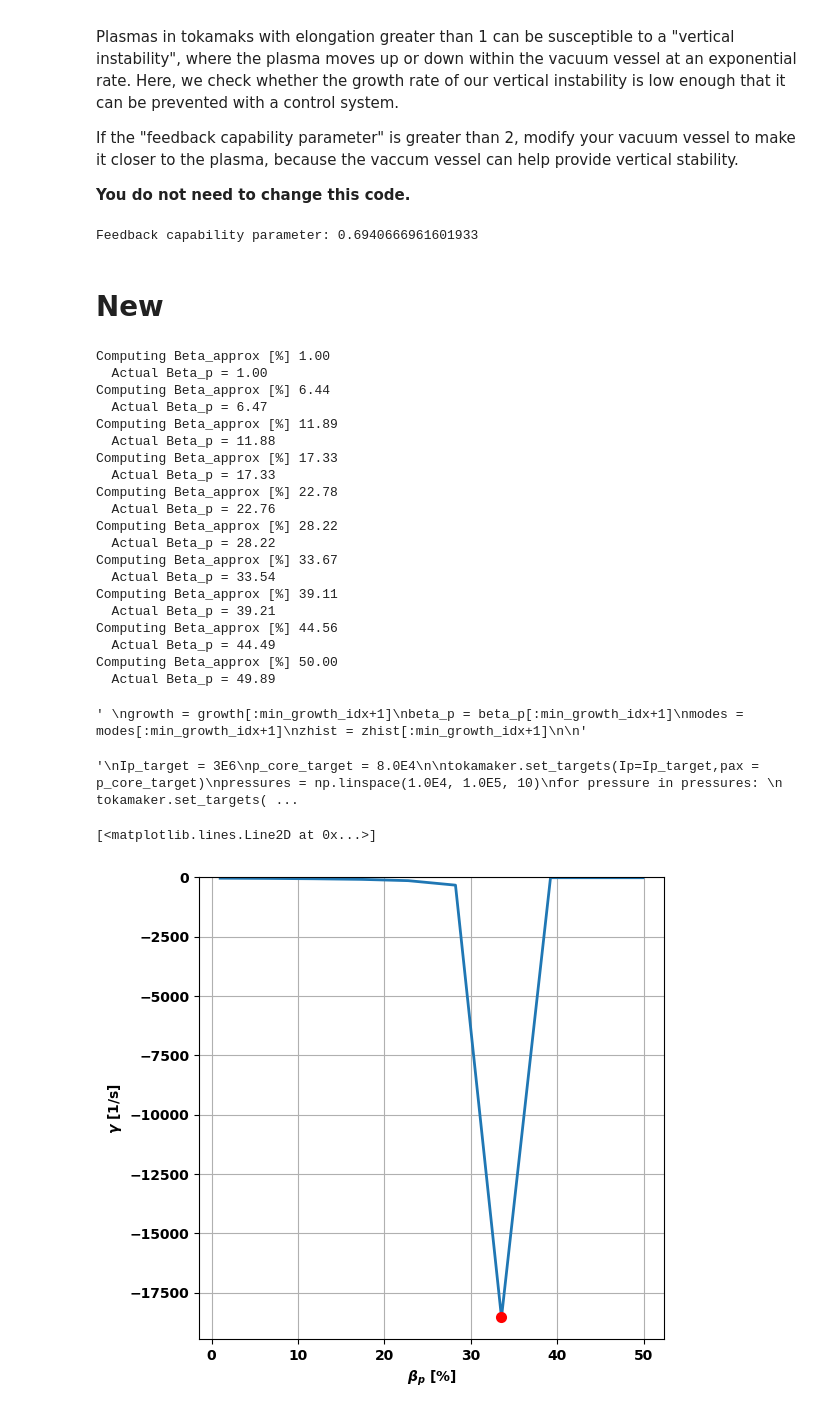
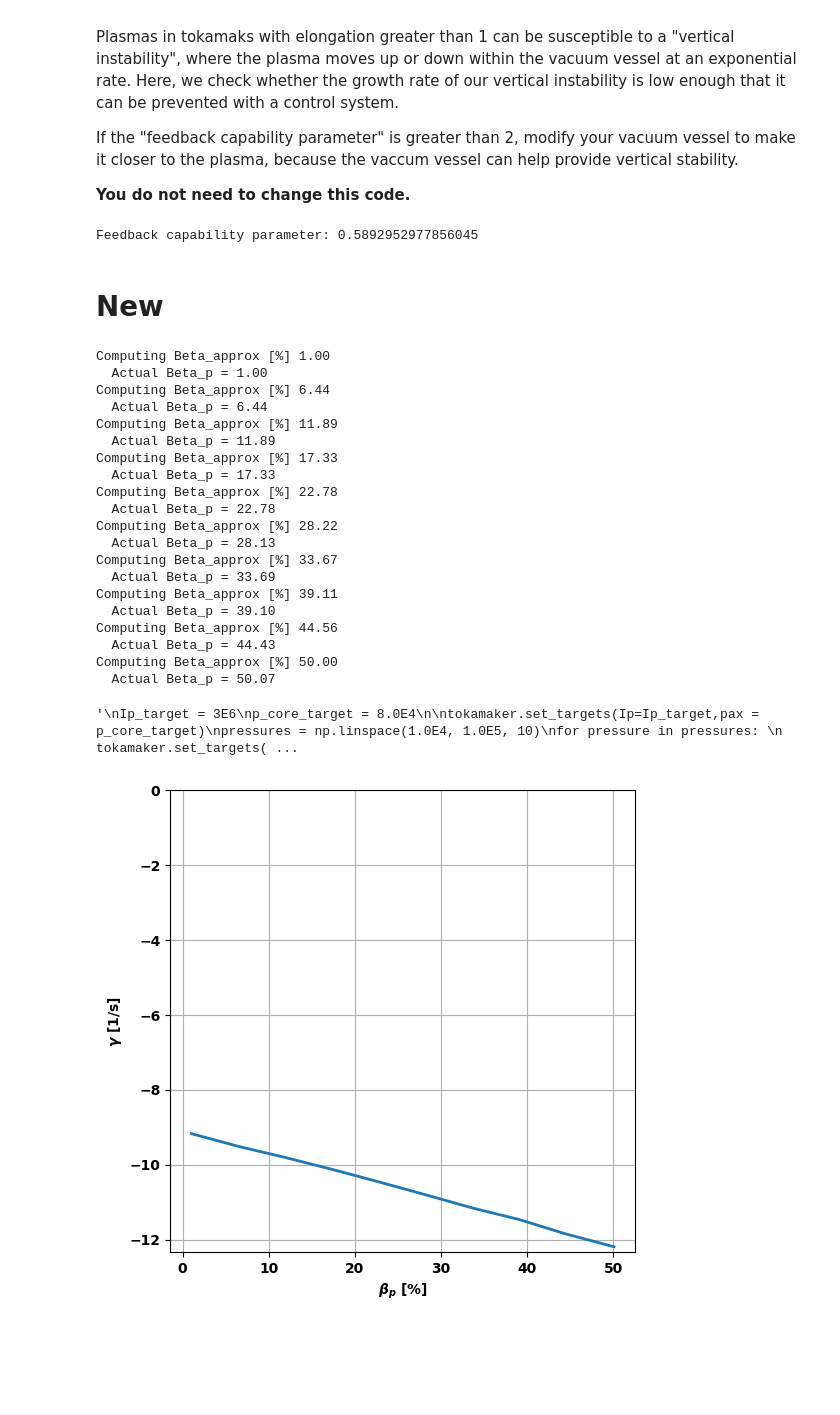
Before and after one commit to nikaslukyanov/interactive-tokamak-simulator, a Jupyter notebook: AOE_tokamaker.ipynb, the cells around one changed output. Drawn from its saved outputs; the diff is of its cells as text; code cells hidden in the pictures; blank space fills up the shorter version.

```diff
--- a/AOE_tokamaker.ipynb
+++ b/AOE_tokamaker.ipynb
@@ -85,14 +82,9 @@ boundary_pts = create_isoflux(30,major_radius,0.0,minor_radius,elongation,triang
 # %% [markdown]
 Now, we have to decide the shape of our vacuum vessel cross-section. We do this by defining an array of (R,Z) coordinates for the vacuum vessel boundary. Every number in the array must be a float (a number including a decimal point). So, 3.5 and 3.0 are acceptable entries, but 3 is not.
 # %%
+vv_boundary = np.array([[3.25, -0.75],[3.75, -1.25], [4.5, -1.85],[6.0, -1.85], [6.0, 1.85], [4.5, 1.85], [3.75, 1.25], [3.25, 1.0]]) ##Add/change the vacuum vessel coordinates here!!!
 
-# [3.25, -0.75],[3.75, -1.25], [4.5, -1.85],[6.0, -1.85], [6.0, 1.85], [4.5, 1.85], [3.75, 1.25], [3.25, 1.0]
-
-vv_boundary = np.array([
-    [3.25, -0.75],[3.75, -1.25], [4.5, -1.85],[6.0, -1.85], [6.0, 1.85], [4.5, 1.85], [3.75, 1.25], [3.25, 1.0]
-]) ##Add/change the vacuum vessel coordinates here!!!
 vv_outer = resize_polygon(vv_boundary, 0.04)
-
 
 ''' BOX VV
 vv_boundary = np.array([[3.2, -1.8], [6.0, -1.8], [6.0, 1.8], [3.2,1.8]]) ##Add/change the vacuum vessel coordinates here!!!
@@ -277,10 +269,10 @@ We also need to specify a target for the plasma pressure in the core of the toka
 
 You will likely need to adjust these quantities to match other design targets, such as an appropriate q-profile and the correct poloidal beta ($\beta_p$).
 # %%
-Ip_target = 3E6
-p_core_target = 8.0E4
+Ip_target = 8E6
+Ip_ratio_target = 0.333
 
-tokamaker.set_targets(Ip=Ip_target,pax = p_core_target)
+tokamaker.set_targets(Ip=Ip_target,pax = Ip_ratio_target)
 # %% [markdown]
 ### Define plasma profiles
 
@@ -289,14 +281,14 @@ The magnitudes of the F*F' and P' profiles are determined by the global quantiti
 
  Feel free to adjust the alpha ($\alpha$) and gamma ($\gamma$) parameters for both P' and F*F' to reach your desired internal inductance ($l_i$) target.
 # %%
-ffp_alpha = 4.0
-ffp_gamma = 1.0
+ffp_alpha = 2.15
+ffp_gamma = 1.7
 
-pp_alpha = 1.5
-pp_gamma = 2.0
+pp_alpha = 2.15
+pp_gamma = 1.7
 
-ffp_prof = create_power_flux_fun(40,ffp_alpha,ffp_gamma)
-pp_prof = create_power_flux_fun(40,pp_alpha,pp_gamma)
+ffp_prof = create_power_flux_fun(40,pp_alpha,pp_gamma)
+pp_prof = create_power_flux_fun(40,ffp_alpha,ffp_gamma)
 
 tokamaker.set_profiles(ffp_prof=ffp_prof,pp_prof=pp_prof)
 # %% [markdown]
@@ -473,7 +465,7 @@ feedback_capability_param = growth_rate*wall_time
 print('Feedback capability parameter: ' + str(feedback_capability_param))
 #### DO NOT CHANGE ####
 # %% [output]
-Feedback capability parameter: 0.6940666961601933
+Feedback capability parameter: 0.5892952977856045
 # %% [markdown]
 # New
 # %%
@@ -519,39 +511,27 @@ for beta_target in np.linspace(0.01,0.5,10): # how do you find the range???
         z0.append([sim_time,tokamaker.o_point[1]])
         results.append(tokamaker.get_psi())
     zhist.append(z0)
-
-min_growth_idx = np.argmin(growth)
-
-
-'''
-growth = growth[:min_growth_idx+1]
-beta_p = beta_p[:min_growth_idx+1]
-modes = modes[:min_growth_idx+1]
-zhist = zhist[:min_growth_idx+1]
-
-'''
 # %% [output]
 Computing Beta_approx [%] 1.00
   Actual Beta_p = 1.00
 Computing Beta_approx [%] 6.44
-  Actual Beta_p = 6.47
+  Actual Beta_p = 6.44
 Computing Beta_approx [%] 11.89
-  Actual Beta_p = 11.88
+  Actual Beta_p = 11.89
 Computing Beta_approx [%] 17.33
   Actual Beta_p = 17.33
 Computing Beta_approx [%] 22.78
-  Actual Beta_p = 22.76
+  Actual Beta_p = 22.78
 Computing Beta_approx [%] 28.22
-  Actual Beta_p = 28.22
+  Actual Beta_p = 28.13
 Computing Beta_approx [%] 33.67
-  Actual Beta_p = 33.54
+  Actual Beta_p = 33.69
 Computing Beta_approx [%] 39.11
-  Actual Beta_p = 39.21
+  Actual Beta_p = 39.10
 Computing Beta_approx [%] 44.56
-  Actual Beta_p = 44.49
+  Actual Beta_p = 44.43
 Computing Beta_approx [%] 50.00
-  Actual Beta_p = 49.89
+  Actual Beta_p = 50.07
-' \ngrowth = growth[:min_growth_idx+1]\nbeta_p = beta_p[:min_growth_idx+1]\nmodes = modes[:min_growth_idx+1]\nzhist = zhist[:min_growth_idx+1]\n\n'
 # %%
 '''
 Ip_target = 3E6
@@ -577,13 +557,10 @@ plt.plot(pressures, growth)
 # %%
 fig, ax = plt.subplots(1,1)
 ax.plot(beta_p,growth)
 ax.set_ylim(top=0.0)
 ax.grid(True)
 ax.set_ylabel(r'$\gamma$ [1/s]')
 _ = ax.set_xlabel(r'$\beta_p$ [%]')
-
-ax.plot(beta_p[min_growth_idx],growth[min_growth_idx],'ro')
 # %% [output]
-[<matplotlib.lines.Line2D at 0x...>]
-[figure, old version]
+[figure, new version]
 # %%
```
Also changed, not shown: parts of 20 cells of this notebook.
